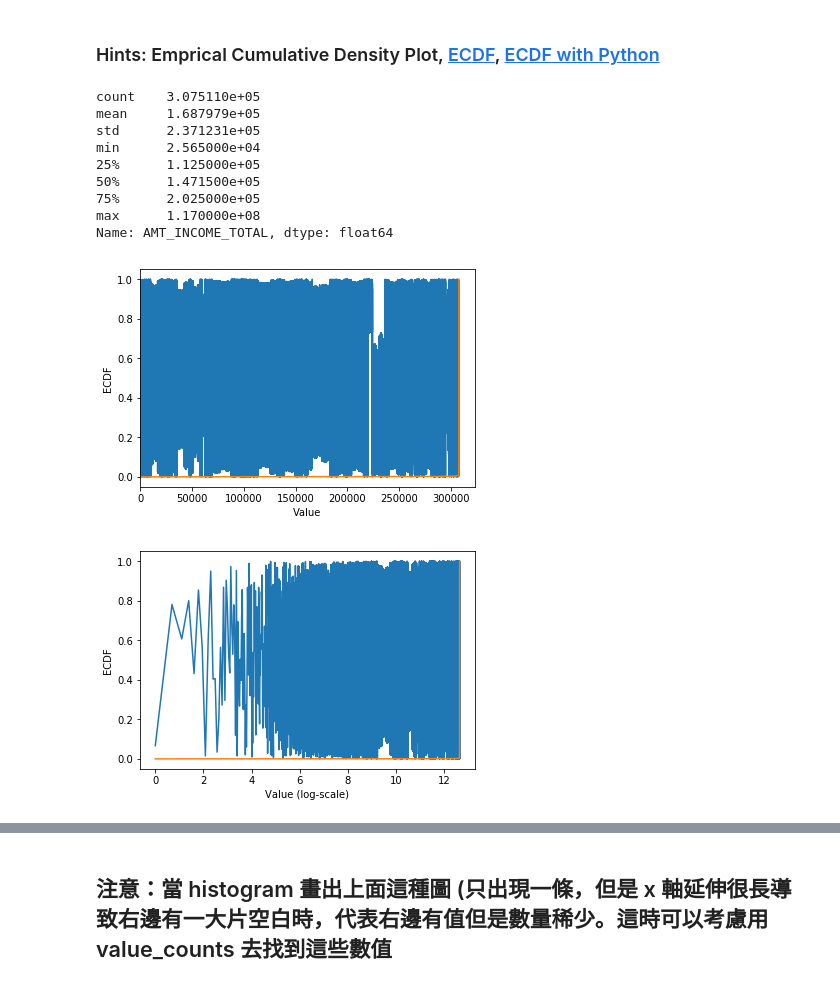
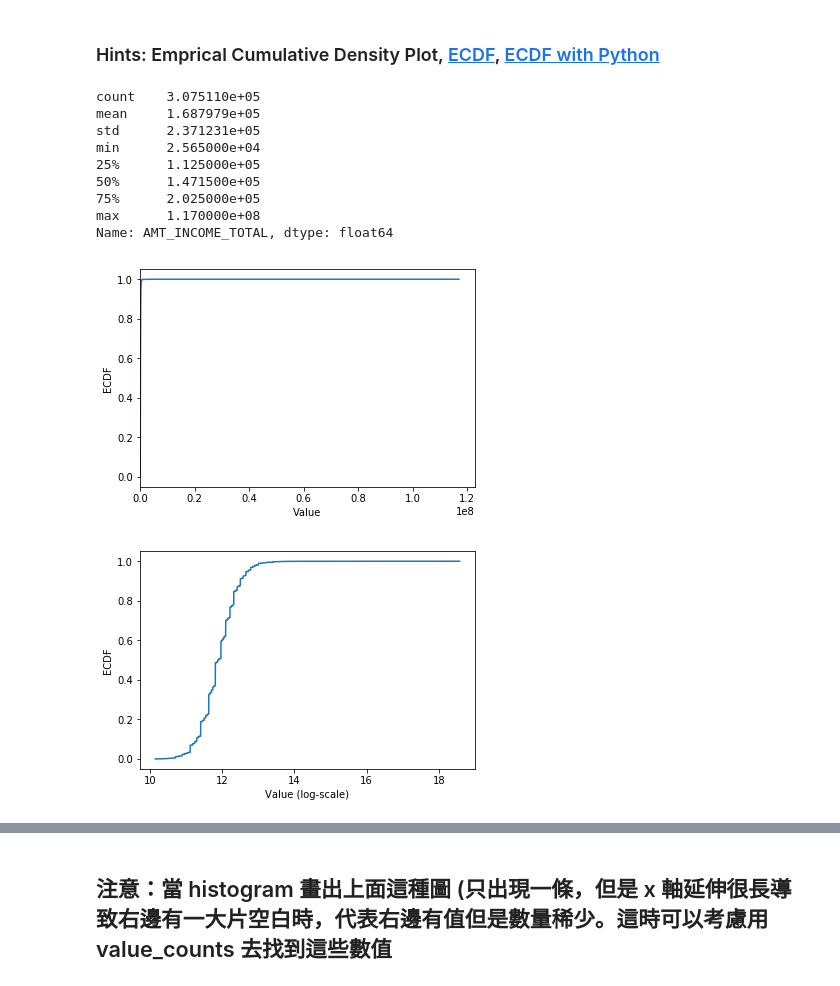
Before and after one commit to jcjcchang/2nd-ML100Days, a Jupyter notebook: homework/Day_006_HW.ipynb, the cells around one changed output, grey strips where cells are left out. Cells and saved outputs as stored; diff of their text form; code cells hidden in the pictures.

```diff
--- a/homework/Day_006_HW.ipynb
+++ b/homework/Day_006_HW.ipynb
@@ -136,39 +130,38 @@ print(app_train['AMT_INCOME_TOTAL'].describe())
 YOUR CODE HERE
 """
 
-#很不確定在幹嘛...
-cdf = app_train['AMT_INCOME_TOTAL'].sort_values().reset_index()
-
+#cumsum() ; Return the cumulative sum of the elements along a given axis.
+cdf = app_train['AMT_INCOME_TOTAL'].value_counts().sort_index().cumsum()
 
 
 plt.plot(list(cdf.index), cdf/cdf.max())
 plt.xlabel('Value')
 plt.ylabel('ECDF')
 plt.xlim([cdf.index.min(), cdf.index.max() * 1.05]) # 限制顯示圖片的範圍
 plt.ylim([-0.05,1.05]) # 限制顯示圖片的範圍
 
 plt.show()
 
 # 改變 y 軸的 Scale, 讓我們可以正常檢視 ECDF
 plt.plot(np.log(list(cdf.index)), cdf/cdf.max())
 plt.xlabel('Value (log-scale)')
 plt.ylabel('ECDF')
 
 plt.ylim([-0.05,1.05]) # 限制顯示圖片的範圍
 
 plt.show()
 # %% [output]
 count    3.075110e+05
 mean     1.687979e+05
 std      2.371231e+05
 min      2.565000e+04
 25%      1.125000e+05
 50%      1.471500e+05
 75%      2.025000e+05
 max      1.170000e+08
 Name: AMT_INCOME_TOTAL, dtype: float64
-[figure, old version]
+[figure, new version]
-[figure, old version]
+[figure, new version]
 # %% [markdown]
 ## 補充：Normal dist 的 ECDF
 ![ecdf_normal](https://au.mathworks.com/help/examples/stats/win64/PlotEmpiricalCdfAndCompareWithSamplingDistributionExample_01.png)
```
Also changed, not shown: parts of 4 cells of this notebook.
